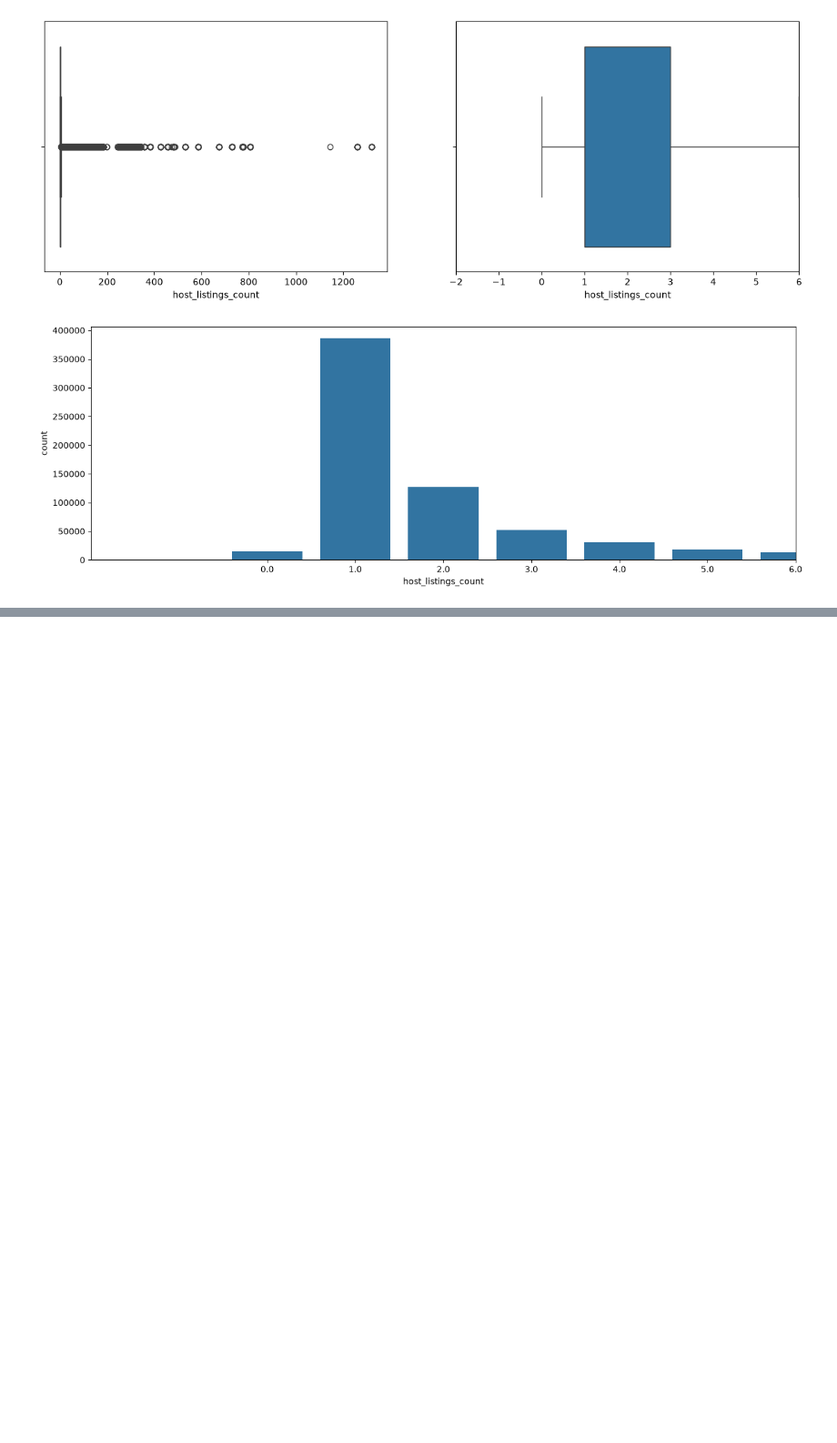
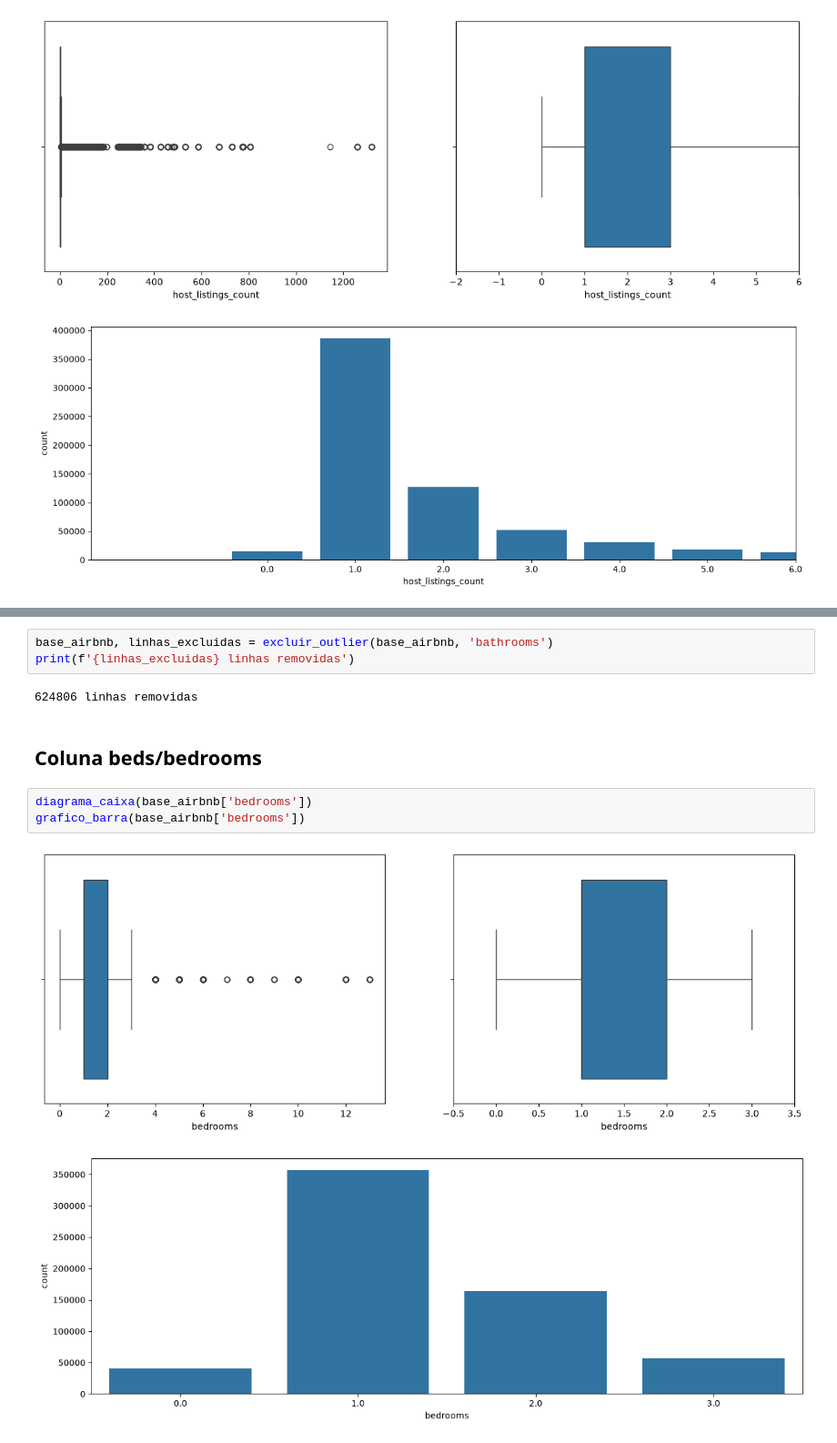
Before and after one commit to caioluizribeirochaves/Projeto-Data-Science, a Jupyter notebook: Solucao-Airbnb-Rio.ipynb, the cells around one changed output, grey strips where cells are left out. Shown at 91% size. Saved outputs shown, nothing was run; the diff lists cells and outputs as text; blank space fills up the shorter version.

```diff
--- a/Solucao-Airbnb-Rio.ipynb
+++ b/Solucao-Airbnb-Rio.ipynb
@@ -249,0 +278,13 @@ grafico_barra(base_airbnb['host_listings_count'])
+# %%
+base_airbnb, linhas_excluidas = excluir_outlier(base_airbnb, 'bathrooms')
+print(f'{linhas_excluidas} linhas removidas')
+# %% [output]
+624806 linhas removidas
+# %% [markdown]
+## Coluna beds/bedrooms
+# %%
+diagrama_caixa(base_airbnb['bedrooms'])
+grafico_barra(base_airbnb['bedrooms'])
+# %% [output]
+[figure, added]
+[figure, added]
```
Also changed, not shown: parts of 13 cells of this notebook.
